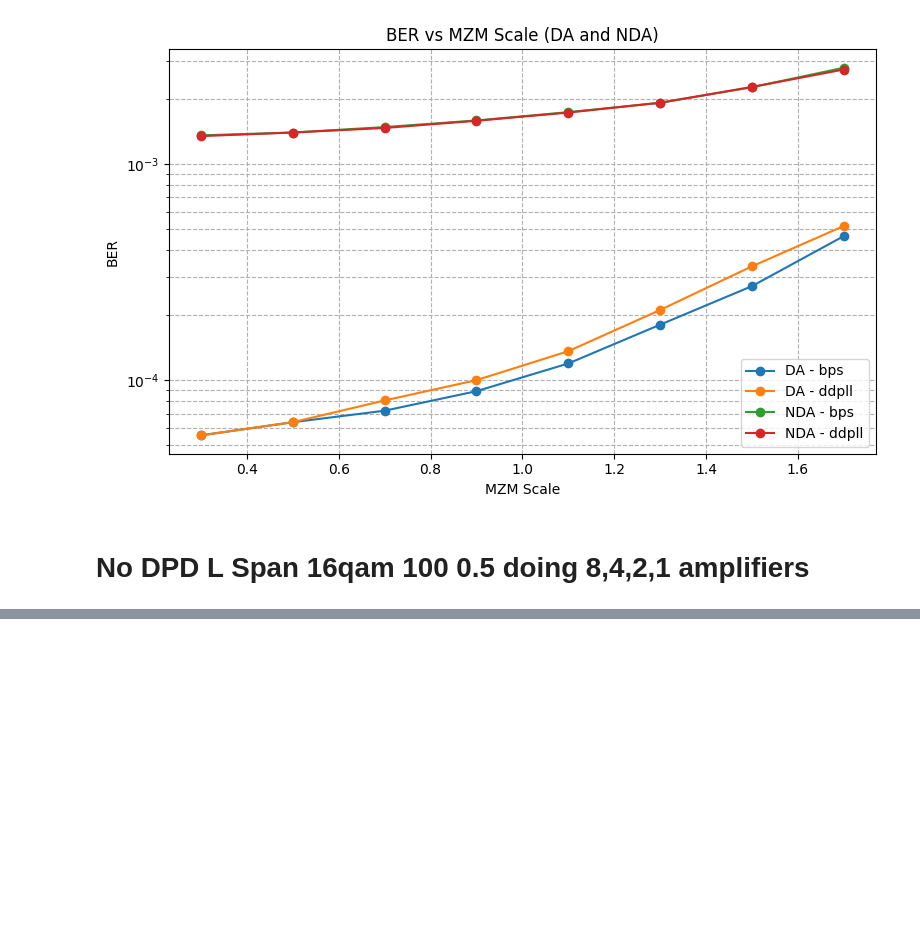
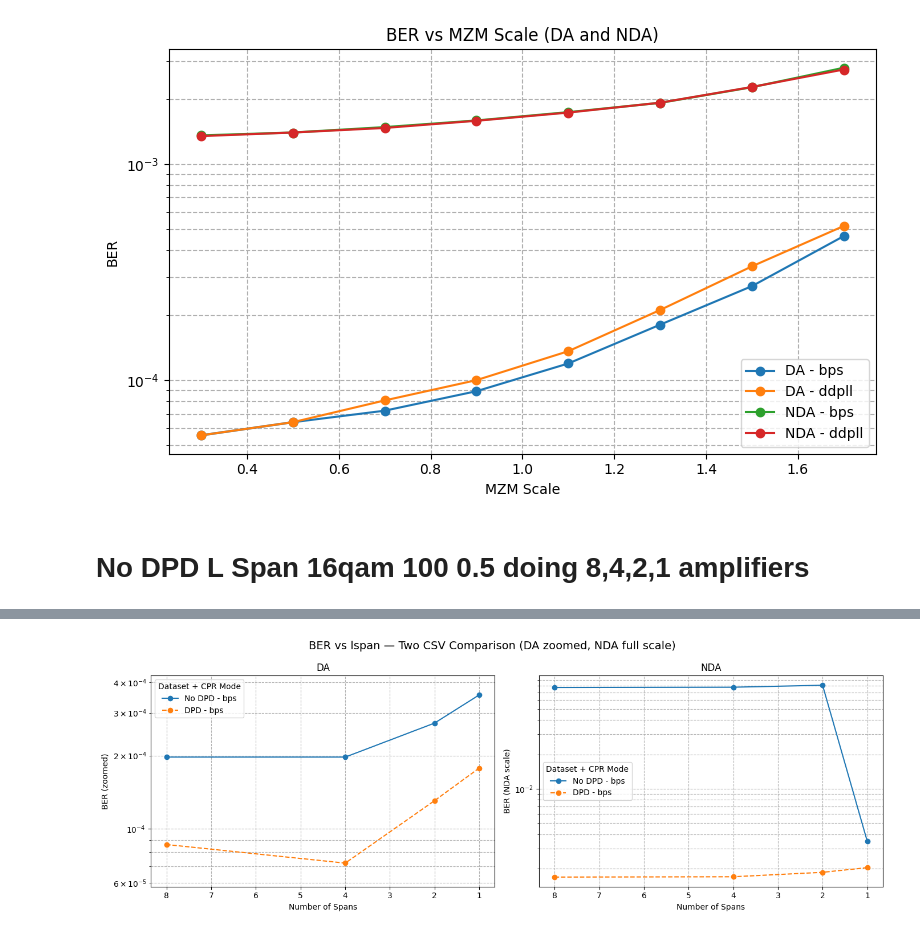
Before and after one commit to abdalrahimnaser/FYP, a Jupyter notebook: Experiementation/CVS_plots_mzm_experiements.ipynb, the cells around one changed output, grey strips where cells are left out. Drawn from its saved outputs; the diff is of its cells as text; code cells hidden in the pictures; blank space fills up the shorter version.

```diff
--- a/Experiementation/CVS_plots_mzm_experiements.ipynb
+++ b/Experiementation/CVS_plots_mzm_experiements.ipynb
@@ -333,8 +334,8 @@ import matplotlib.pyplot as plt
 import pandas as pd
 
 # ---- CSV FILES TO COMPARE ----
-file1 = "results_No_DPD_lspan_experiment_16qam.csv"
-file2 = "results_DPD_lspan_16qam_100_0.5_bps_lspan8_1amp.csv"   # <-- your second CSV file
+file1 = "results_noDPD_lspan.csv"
+file2 = "results_DPD_NN_lspan_trained_1.csv"   # <-- your second CSV file
 
 # ---- Load both datasets ----
 df1 = pd.read_csv(file1)
@@ -385,30 +386,32 @@ for da in [True, False]:
     # Titles
     ax.set_title("DA" if da else "NDA")
 
     # X label
     ax.set_xlabel("Number of Spans")
     ax.grid(True, which="both", ls="--")
 
     # Invert x-axis
     ax.invert_xaxis()
 
     # Y labels
     if da:
         ax.set_ylabel("BER (zoomed)")
     else:
         ax.set_ylabel("BER (NDA scale)")
 
     # Zoom DA Y-axis
     if da:
         da_vals = df[df["Data_Aided"] == True]["BER"]
         ymin = da_vals.min() * 0.8
         ymax = da_vals.max() * 1.2
         ax.set_ylim([ymin, ymax])
 
 # Legend (place on both or just one)
 axes[0].legend(title="Dataset + CPR Mode")
 axes[1].legend(title="Dataset + CPR Mode")
 
 plt.suptitle("BER vs lspan — Two CSV Comparison (DA zoomed, NDA full scale)", fontsize=14)
 plt.tight_layout()
 plt.show()
+# %% [output]
+[figure, added]
```
Also changed, not shown: parts of 7 cells of this notebook, 34 other files.
